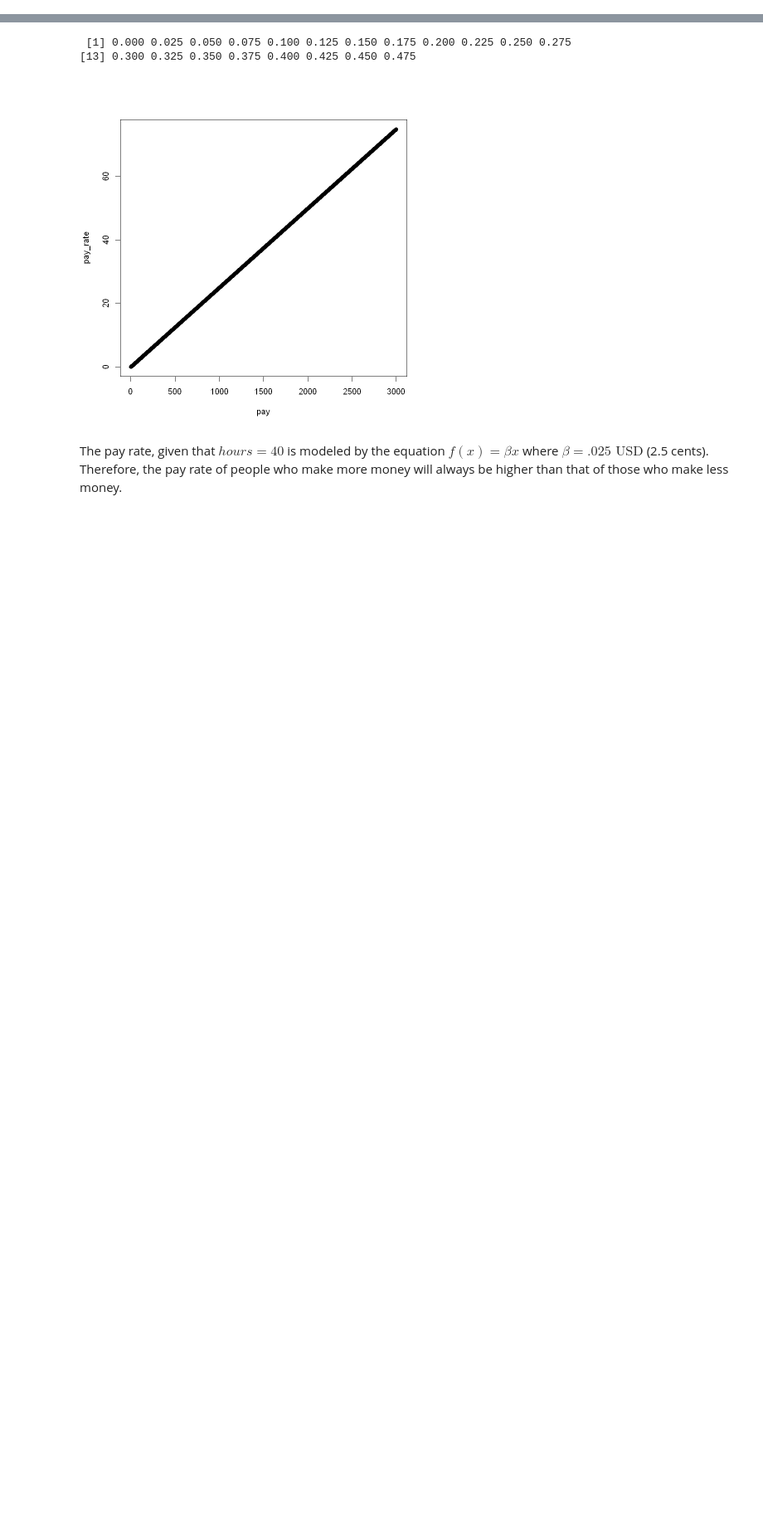
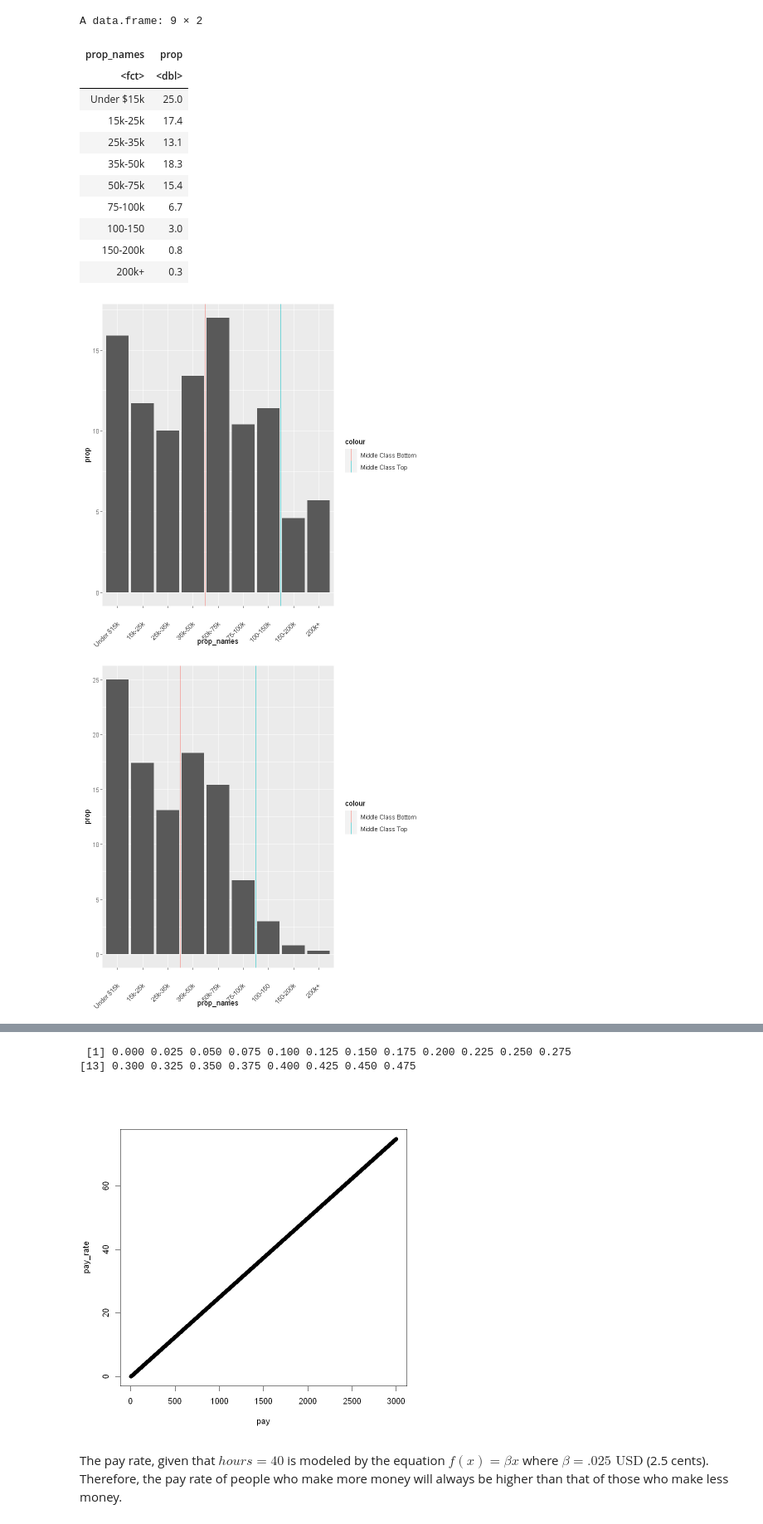
Before and after one commit to alapadat/DPSN_FinalProject_Repository, a Jupyter notebook: LAPADAT_DSPN_S23_FinalProject.ipynb, the cells around one changed output, grey strips where cells are left out. Shown at 83% size. Cells and saved outputs as stored; diff of their text form; code cells hidden in the pictures; blank space fills up the shorter version.

```diff
--- a/LAPADAT_DSPN_S23_FinalProject.ipynb
+++ b/LAPADAT_DSPN_S23_FinalProject.ipynb
@@ -78,3 +138,47 @@ If hypothesis 1 is true, it indicates that your current pay rate is strongly rel
 $$f(x) = \beta_{0} + \beta_{middle-income}X_{middle-income} + \beta_{upper-income}X_{upper-income} +\epsilon_{income}, $$
 
 Where $\beta_{0}+\epsilon_{income}$ is the baseline term and represents the coefficient estimate for lower-income people.
+# %%
+wealth.quint_1967  <- c(5.6, 12.0, 17.1, 13.2, 42.1)
+wealth.quint_2021  <- c(3.3, 8.8, 14.4, 22.3, 51.2)
+
+mean.quint_1967  <- c(11,378, 31,526, 50,337, 70,428, 126,743, 199,925)
+mean.quint_2021  <- c(14,859, 41,025, 70,879, 115,462, 269,356, 480,236)
+
+prop_names  <- as.factor(c("Under $15k", "15k-25k", "25k-35k", "35k-50k", "50k-75k", "75-100k", "100-150k", "150-200k", "200k+"))
+prop  <- c(15.9, 11.7, 10.0, 13.4, 17.0, 10.4, 11.4, 4.6, 5.7)
+#year  <- c(rep(2021, 9), rep(1967, 9))
+
+prop_2021.df  <- data.frame(prop_names, prop)
+prop_2021.df
+
+prop_2021.df$prop_names <- recode_factor(prop_2021.df$prop_names, "Under $15k" = "Under $15k",
+                                                "15k-25k" = "15k-25k", "25k-35k" = "25k-35k",
+                                          "35k-50k" = "35k-50k", "50k-75k" = "50k-75k", "75-100k" = "75-100k", "100-150k" = "100-150k")
+
+
+ggplot(data = prop_2021.df, aes(prop, x = prop_names)) +
+geom_col() +
+theme(axis.text.x = element_text(angle = 45, vjust = 0.5, hjust=1)) +
+geom_vline(aes(xintercept = 4.5, color = "Middle Class Bottom")) +
+geom_vline(aes(xintercept = 7.5, color = "Middle Class Top"))
+
+###
+
+prop_names  <- as.factor(c("Under $15k", "15k-25k", "25k-35k", "35k-50k", "50k-75k", "75-100k", "100-150k", "150-200k", "200k+"))
+prop  <- c(25.0, 17.4, 13.1, 18.3, 15.4, 6.7, 3.0, 0.8, 0.3)
+
+prop_1967.df  <- data.frame(prop_names, prop)
+
+prop_1967.df$prop_names <- recode_factor(prop_1967.df$prop_names, "Under $15k" = "Under $15k",
+                                                "15k-25k" = "15k-25k", "25k-35k" = "25k-35k",
+                                          "35k-50k" = "35k-50k", "50k-75k" = "50k-75k", "75-100k" = "75-100k", "100-150k" = "100-150")
+
+prop_1967.df
+
+ggplot(data = prop_1967.df, aes(prop, x = prop_names)) +
+geom_col() +
+theme(axis.text.x = element_text(angle = 45, vjust = 0.5, hjust=1)) +
+geom_vline(aes(xintercept = 3.5, color = "Middle Class Bottom")) +
+geom_vline(aes(xintercept = 6.5, color = "Middle Class Top"))
+# %% [output]
@@ -80,0 +197,14 @@ Where $\beta_{0}+\epsilon_{income}$ is the baseline term and represents the coef
+A data.frame: 9 × 2
+| prop_names | prop |
+| <fct> | <dbl> |
+| Under $15k | 25.0 |
+| 15k-25k | 17.4 |
+| 25k-35k | 13.1 |
+| 35k-50k | 18.3 |
+| 50k-75k | 15.4 |
+| 75-100k | 6.7 |
+| 100-150 | 3.0 |
+| 150-200k | 0.8 |
+| 200k+ | 0.3 |
+[figure, added]
+[figure, added]
```
Also changed, not shown: parts of 44 cells of this notebook, 1 other file.
